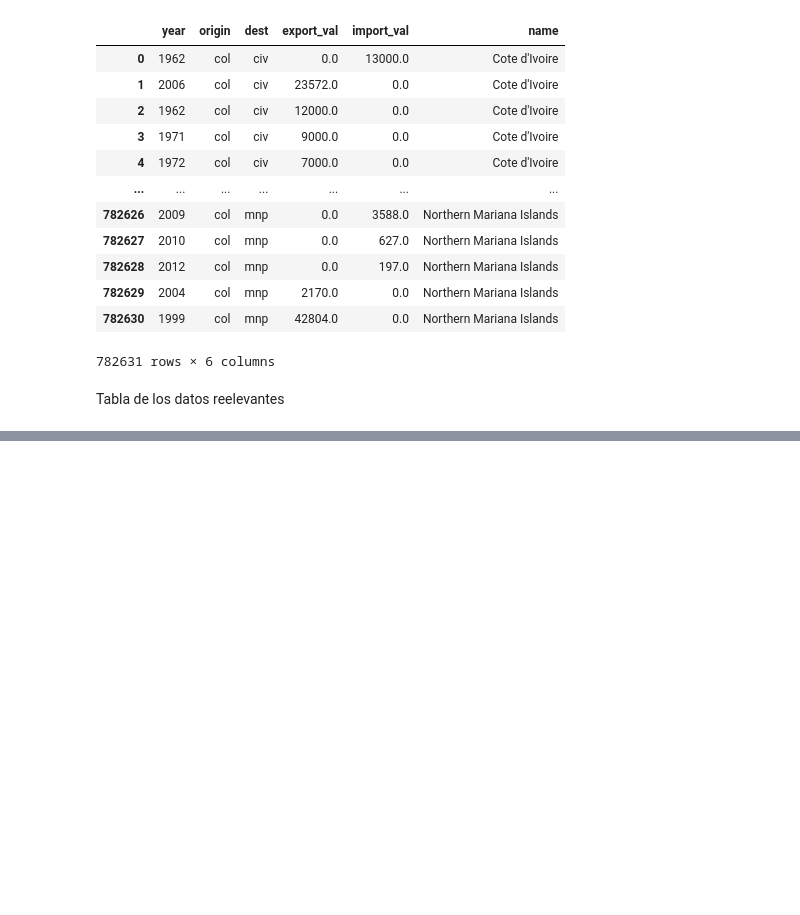
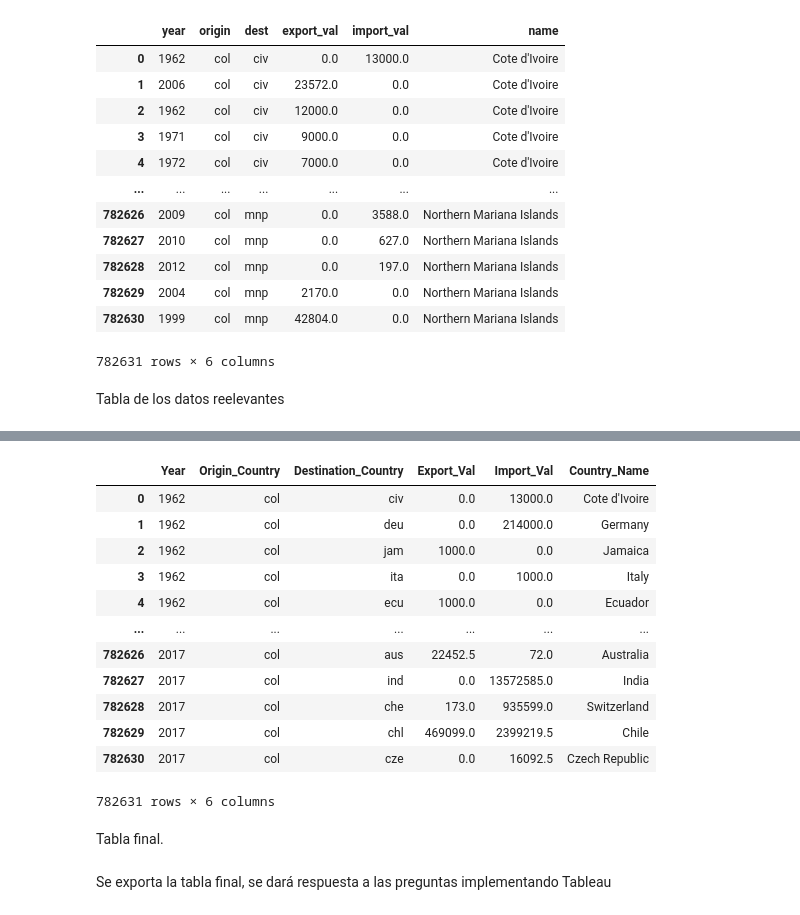
Before and after one commit to mandresblanco/Comercio_Colombia, a Jupyter notebook: Comercio_Colombia.ipynb, the cells around one changed output, grey strips where cells are left out. Drawn from its saved outputs; the diff is of its cells as text; code cells hidden in the pictures; blank space fills up the shorter version.

```diff
--- a/Comercio_Colombia.ipynb
+++ b/Comercio_Colombia.ipynb
@@ -202,0 +238,20 @@ Tabla de los datos reelevantes
+# %%
+df_col_export.rename(columns={'year': 'Year', 'origin': 'Origin_Country', 'dest': 'Destination_Country', 'export_val': 'Export_Val',
+                              'import_val': 'Import_Val', 'name': 'Country_Name' }, inplace=True)
+df_col_export
+# %% [output]
+|  | Year | Origin_Country | Destination_Country | Export_Val | Import_Val | Country_Name |
+| 0 | 1962 | col | civ | 0.0 | 13000.0 | Cote d'Ivoire |
+| 1 | 1962 | col | deu | 0.0 | 214000.0 | Germany |
+| 2 | 1962 | col | jam | 1000.0 | 0.0 | Jamaica |
+| 3 | 1962 | col | ita | 0.0 | 1000.0 | Italy |
+| 4 | 1962 | col | ecu | 1000.0 | 0.0 | Ecuador |
+| ... | ... | ... | ... | ... | ... | ... |
+| 782626 | 2017 | col | aus | 22452.5 | 72.0 | Australia |
+| 782627 | 2017 | col | ind | 0.0 | 13572585.0 | India |
+| 782628 | 2017 | col | che | 173.0 | 935599.0 | Switzerland |
+| 782629 | 2017 | col | chl | 469099.0 | 2399219.5 | Chile |
+| 782630 | 2017 | col | cze | 0.0 | 16092.5 | Czech Republic |
+782631 rows × 6 columns
+# %% [markdown]
+Tabla final.
@@ -202,0 +261,3 @@ Tabla de los datos reelevantes
+# %% [markdown]
+
+Se exporta la tabla final, se dará respuesta a las preguntas implementando Tableau
```
Also changed, not shown: parts of 4 cells of this notebook.
